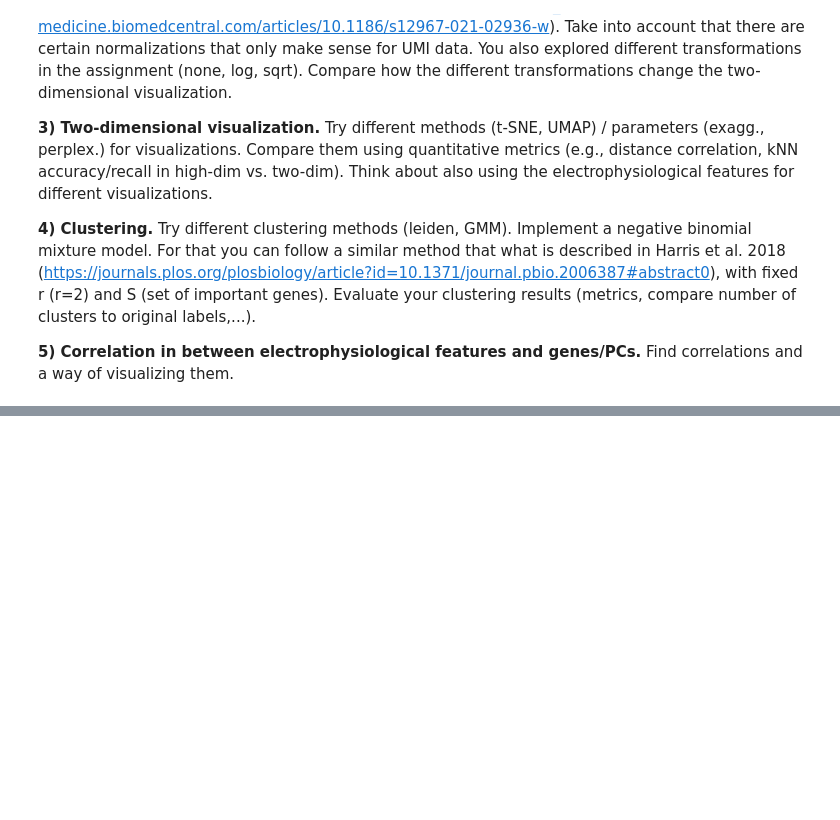
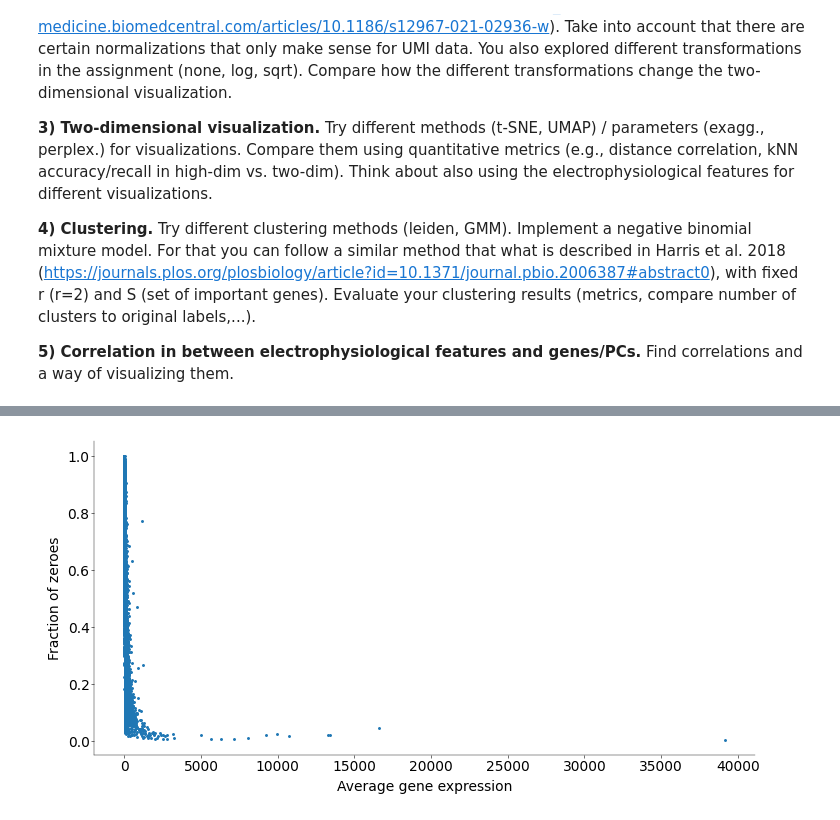
Before and after one commit to Artemii-Shlychkov/NDS_project, a Jupyter notebook: notebooks/Practical_notebook.ipynb, the cells around one changed output, grey strips where cells are left out. Cells and saved outputs as stored; diff of their text form; code cells hidden in the pictures; blank space fills up the shorter version.

```diff
--- a/notebooks/Practical_notebook.ipynb
+++ b/notebooks/Practical_notebook.ipynb
@@ -296,0 +484,23 @@ This is only for Arne!!!!!
+# %%
+### for the cpm data
+
+cpm_exonCounts = cpm_df.values.transpose()
+
+# calculate the average gene expression for each cell
+average_gene_expression_cpm = np.mean(cpm_exonCounts, axis=0)
+
+# compute the fraction of zeroes for each cell
+fraction_zeroes_cpm = np.mean(cpm_exonCounts == 0, axis=0)
+
+# plot the average gene expression against the fraction of zeroes
+plt.figure()
+plt.scatter(average_gene_expression_cpm, fraction_zeroes_cpm, s=5)
+plt.xlabel("Average gene expression")
+plt.ylabel("Fraction of zeroes")
+# make the plot loglog
+# plt.xscale("log")
+# plt.yscale("log")
+
+plt.show()
+# %% [output]
+[figure, added]
```
Also changed, not shown: parts of 23 cells of this notebook, 3 other files.
